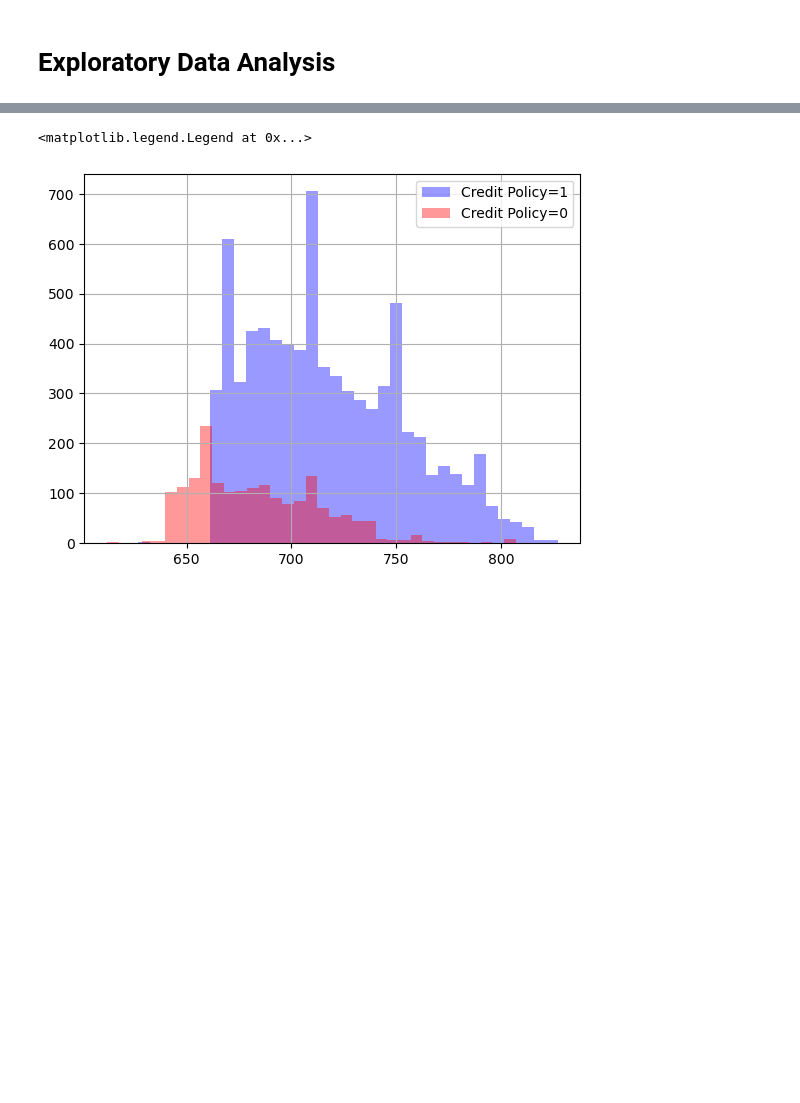
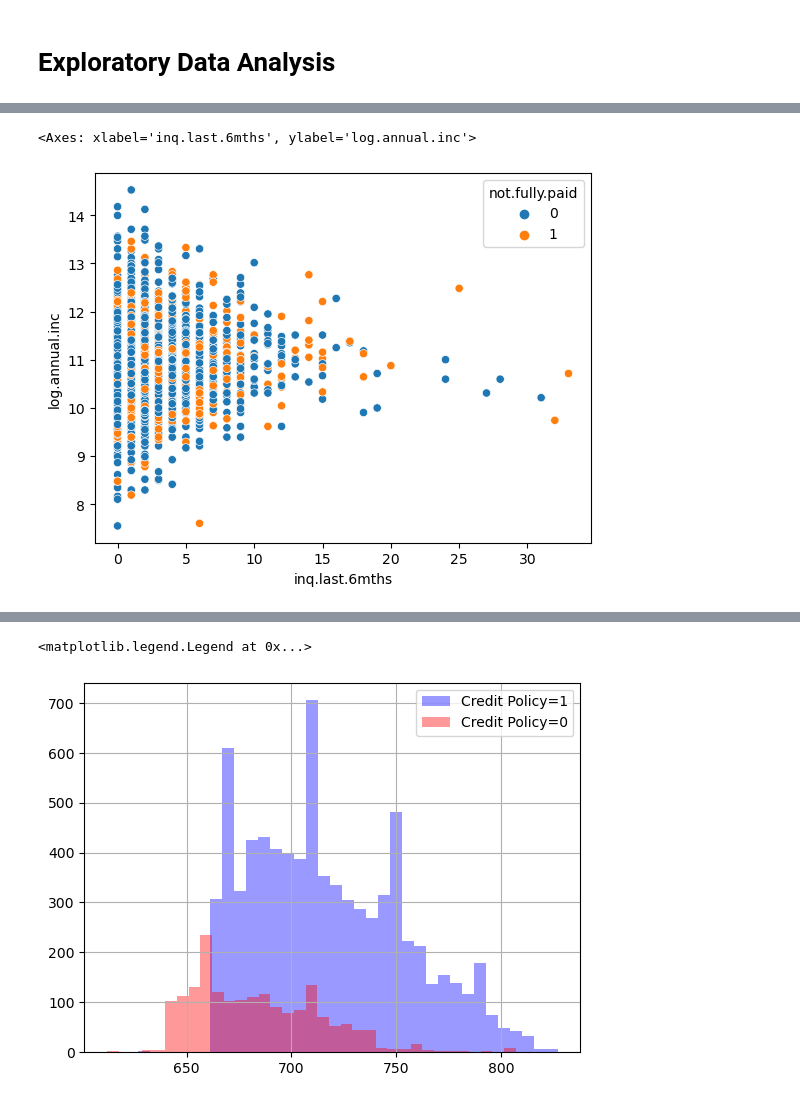
Before and after one commit to gsanjanadev/Loan_Defaulters_Prediction, a Jupyter notebook: Loan_defaulters_prediction.ipynb, the cells around one changed output, grey strips where cells are left out. Cells and saved outputs as stored; diff of their text form; code cells hidden in the pictures; blank space fills up the shorter version.

```diff
--- a/Loan_defaulters_prediction.ipynb
+++ b/Loan_defaulters_prediction.ipynb
@@ -55,0 +99,5 @@ loans.head()
+# %%
+sns.scatterplot(y='log.annual.inc',x='inq.last.6mths',hue='not.fully.paid',data=loans)
+# %% [output]
+<Axes: xlabel='inq.last.6mths', ylabel='log.annual.inc'>
+[figure, added]
```
Also changed, not shown: parts of 27 cells of this notebook.
